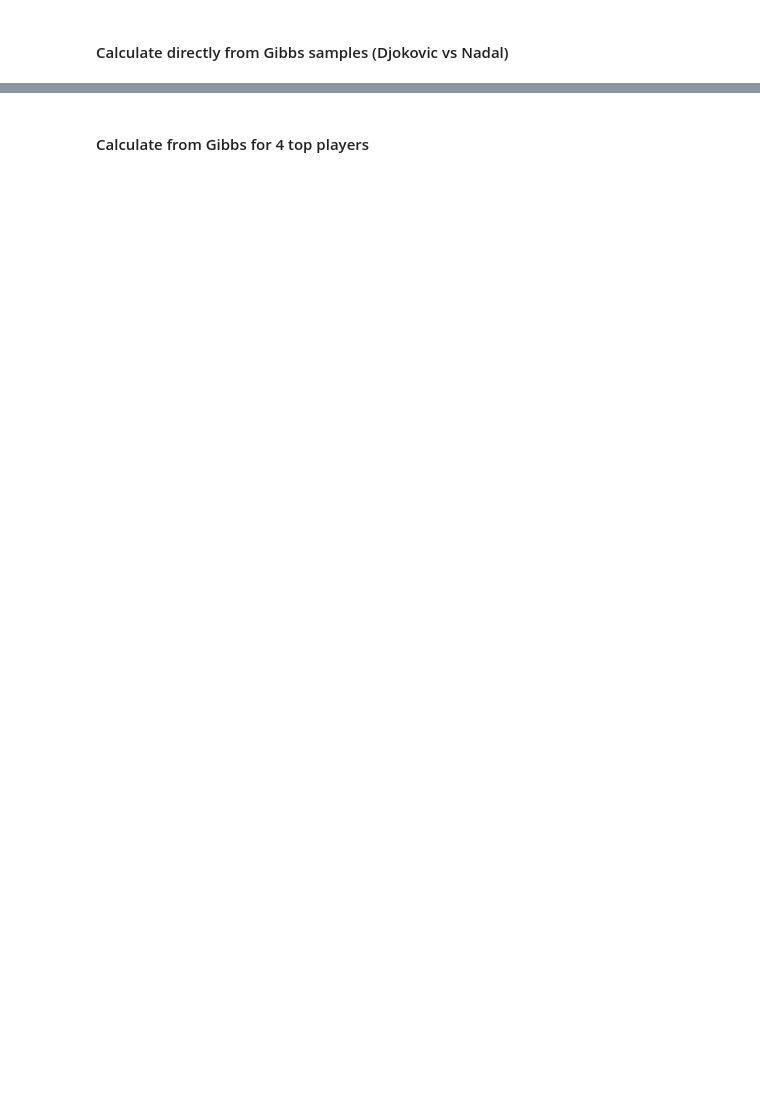
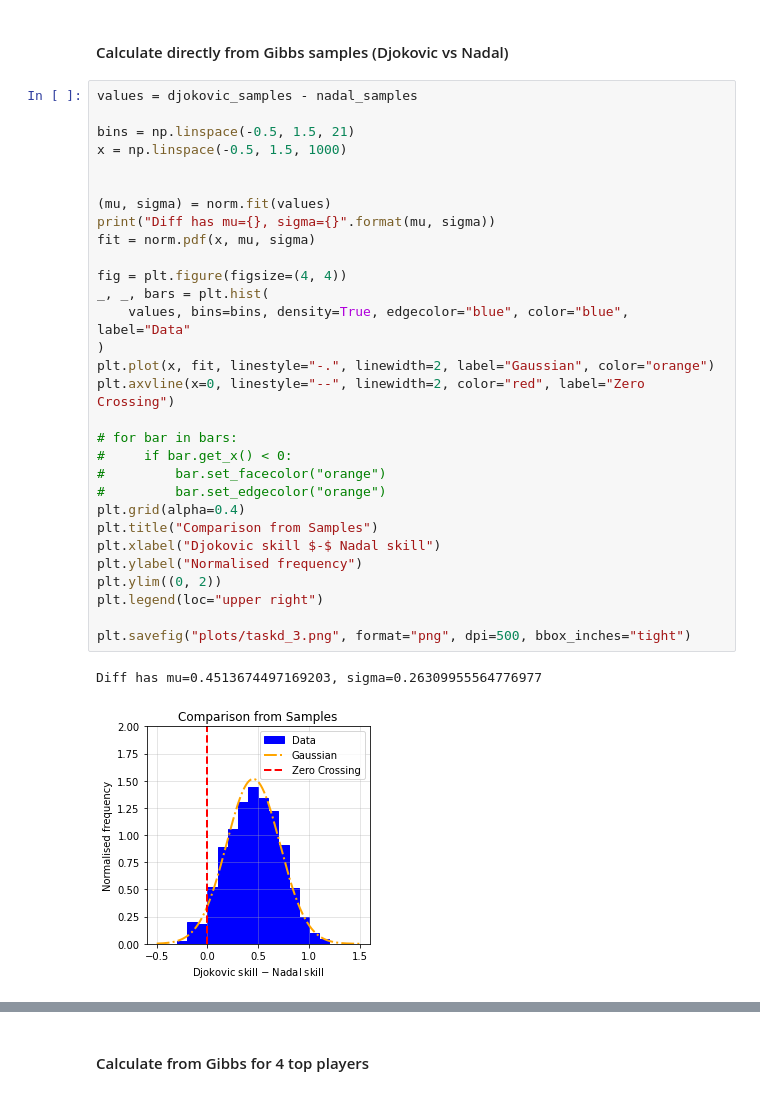
Before and after one commit to lbligh/lzb23_4f13_cw2, a Jupyter notebook: coursework2.ipynb, the cells around one changed output, grey strips where cells are left out. Drawn from its saved outputs; the diff is of its cells as text; blank space fills up the shorter version.

```diff
--- a/coursework2.ipynb
+++ b/coursework2.ipynb
@@ -308,5 +406,38 @@ print(prob_skill_higher)
 # %% [markdown]
 #### Calculate directly from Gibbs samples (Djokovic vs Nadal)
+# %%
+values = djokovic_samples - nadal_samples
+
+bins = np.linspace(-0.5, 1.5, 21)
+x = np.linspace(-0.5, 1.5, 1000)
+
+
+(mu, sigma) = norm.fit(values)
+print("Diff has mu={}, sigma={}".format(mu, sigma))
+fit = norm.pdf(x, mu, sigma)
+
+fig = plt.figure(figsize=(4, 4))
+_, _, bars = plt.hist(
+    values, bins=bins, density=True, edgecolor="blue", color="blue", label="Data"
+)
+plt.plot(x, fit, linestyle="-.", linewidth=2, label="Gaussian", color="orange")
+plt.axvline(x=0, linestyle="--", linewidth=2, color="red", label="Zero Crossing")
+
+# for bar in bars:
+#     if bar.get_x() < 0:
+#         bar.set_facecolor("orange")
+#         bar.set_edgecolor("orange")
+plt.grid(alpha=0.4)
+plt.title("Comparison from Samples")
+plt.xlabel("Djokovic skill $-$ Nadal skill")
+plt.ylabel("Normalised frequency")
+plt.ylim((0, 2))
+plt.legend(loc="upper right")
+
+plt.savefig("plots/taskd_3.png", format="png", dpi=500, bbox_inches="tight")
+# %% [output]
+Diff has mu=0.4513674497169203, sigma=0.26309955564776977
+[figure, added]
 # %%
 prob_skill_higher = np.mean(
     skill_samples_burned_in[15, :] > skill_samples_burned_in[0, :]
```
Also changed, not shown: parts of 23 cells of this notebook, 4 other files.
